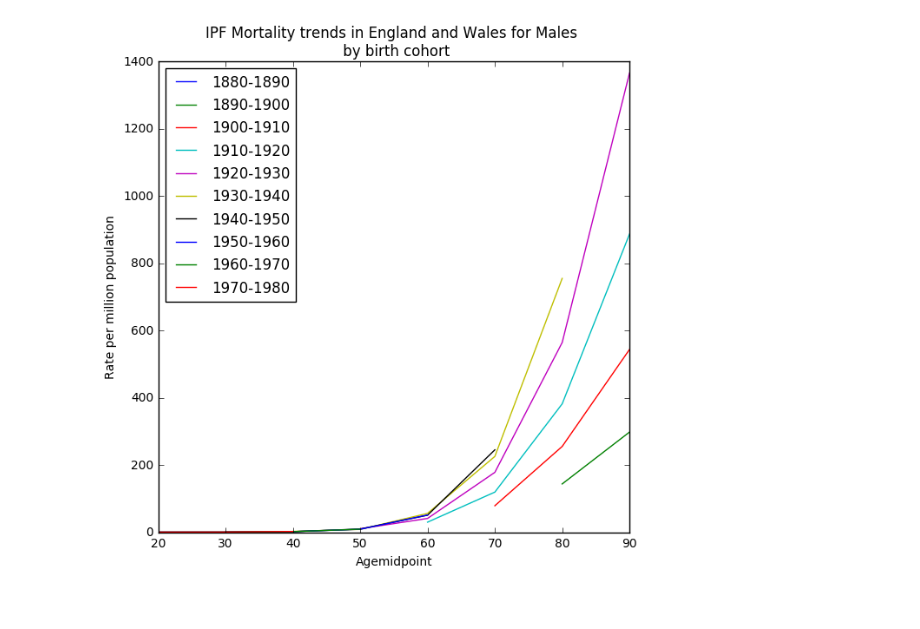
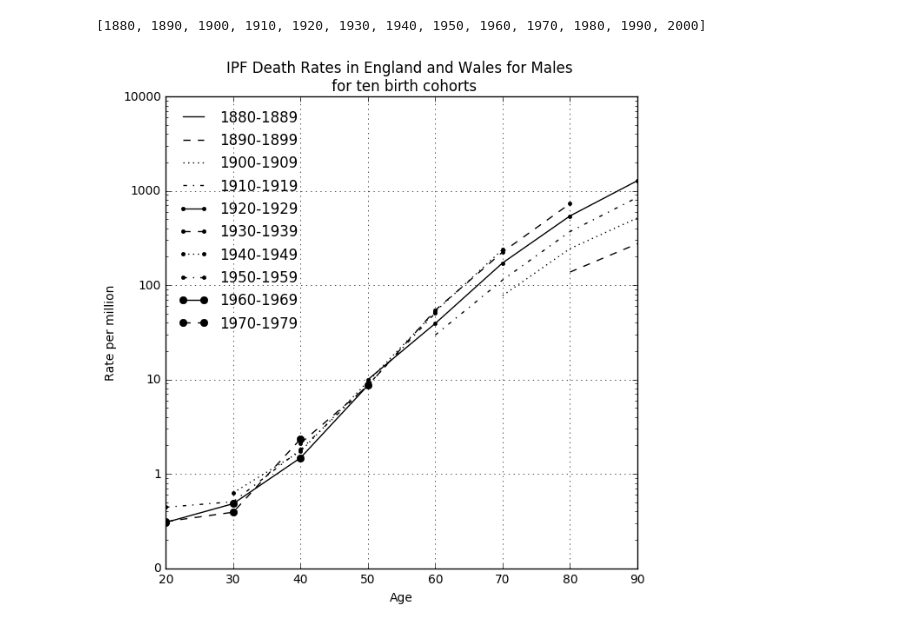
Before and after one commit to drcjar/pypf, a Jupyter notebook: notebooks/pypf_cohort_analysis.ipynb, the cells around one changed output. Drawn from its saved outputs; the diff is of its cells as text; code cells hidden in the pictures.

```diff
--- a/notebooks/pypf_cohort_analysis.ipynb
+++ b/notebooks/pypf_cohort_analysis.ipynb
@@ -25,13 +26,17 @@ df['birthcohort'] = pd.cut(df.dob, [1880, 1890, 1900, 1910, 1920, 1930,
 df['Rate per million population'] = df['Rate per 100,000 population'] * 10
+# %%
+[i for i in range(1880,2010,10)]
+# %% [output]
+[1880, 1890, 1900, 1910, 1920, 1930, 1940, 1950, 1960, 1970, 1980, 1990, 2000]
 # %%
 mask = {}
-mask['male-ipf-cohort'] = eval("(df['Sex'] == 'Male') & (df['Cause'] == 'IPF') & (df['birthcohort'] < '1980-1990')")
-mask['male-meso-cohort'] = eval("(df['Sex'] == 'Male') & (df['Cause'] == 'All Mesothelioma') & (df['birthcohort'] < '1980-1990')")
-mask['male-asb-cohort'] = eval("(df['Sex'] == 'Male') & (df['Cause'] == 'Asbestosis') & (df['birthcohort'] < '1980-1990')")
+mask['male-ipf-cohort'] = eval("(df['Sex'] == 'Male') & (df['Cause'] == 'IPF') & (df['birthcohort'] < '1980-1989')")
+mask['male-meso-cohort'] = eval("(df['Sex'] == 'Male') & (df['Cause'] == 'All Mesothelioma') & (df['birthcohort'] < '1980-1989')")
+mask['male-asb-cohort'] = eval("(df['Sex'] == 'Male') & (df['Cause'] == 'Asbestosis') & (df['birthcohort'] < '1980-1989')")
 
 
-mask['male-ipf-cohort-ne'] = eval("(df['Sex'] == 'Male') & (df['Cause'] == 'IPF') & (df['birthcohort'] < '1980-1990') & (df['Region'] == 'NORTH EAST')")
-mask['male-meso-cohort-ne'] = eval("(df['Sex'] == 'Male') & (df['Cause'] == 'All Mesothelioma') & (df['birthcohort'] < '1980-1990')& (df['Region'] == 'NORTH EAST')")
+mask['male-ipf-cohort-ne'] = eval("(df['Sex'] == 'Male') & (df['Cause'] == 'IPF') & (df['birthcohort'] < '1980-1989') & (df['Region'] == 'NORTH EAST')")
+mask['male-meso-cohort-ne'] = eval("(df['Sex'] == 'Male') & (df['Cause'] == 'All Mesothelioma') & (df['birthcohort'] < '1980-1989')& (df['Region'] == 'NORTH EAST')")
 
 
 def plot_cohort_year(df, mask, title):
@@ -44,8 +49,15 @@ def plot_cohort_year(df, mask, title):
         cohort_data[cohort] = grp['Rate per million population'].mean()
 
     ax = pd.DataFrame(cohort_data).plot(figsize=(7,7), title=title)
-    ax.set_ylabel("Rate per million population")
+    ax.set_ylabel("Rate per million")
+    ax.set_xlabel("Age")
+    ax.set_yscale("log", nonposy='clip')
+    ax.legend(loc='upper left', frameon=False)
+    # plt.ylim(ymin = 0.0)
+    ax.yaxis.set_major_formatter(ScalarFormatter()) # scale as a full number not a power
+    plt.grid(True)
     plt.show()
+
 
 def plot_cohort_age(df, mask, title):
     cohort_data = {}
@@ -57,5 +69,21 @@ def plot_cohort_age(df, mask, title):
         cohort_data[cohort] = grp['Rate per million population'].mean()
 
     ax = pd.DataFrame(cohort_data).plot(figsize=(7,7), title=title)
-    ax.set_ylabel("Rate per million population")
+    ax.set_ylabel("Rate per million")
+    ax.set_xlabel("Age")
+    ax.set_yscale("log", nonposy='clip')
+    ax.legend(loc='upper left', frameon=False)
+    # plt.ylim(ymin = 0.0)
+    ax.yaxis.set_major_formatter(ScalarFormatter()) # scale as a full number not a power
+    plt.grid(True)
     plt.show()
+# %%
+# black and white mode
+def black_and_white_mode():
+    from cycler import cycler
+    color_c = cycler('color', ['k'])
+    style_c = cycler('linestyle', ['-', '--', ':', '-.'])
+    markr_c = cycler('marker', ['', '.', 'o'])
+    c_cms = color_c * markr_c * style_c
+    c_csm = color_c * style_c * markr_c
+    plt.rc('axes', prop_cycle=c_cms)
@@ -63,9 +122,10 @@ def plot_cohort_age(df, mask, title):
 # plot_cohort_year(df, mask['male-ipf-cohort'], 'IPF Mortality trends in England and Wales for Males \n by birth cohort')
 # plot_cohort_year(df, mask['male-meso-cohort'], 'Mesothelioma Mortality trends in England and Wales for Males \n by birth cohort')
 # %%
-plot_cohort_age(df, mask['male-ipf-cohort'], 'IPF Mortality trends in England and Wales for Males \n by birth cohort')
+black_and_white_mode() # winter bts doesn't support colour
+plot_cohort_age(df, mask['male-ipf-cohort'], 'IPF Death Rates in England and Wales for Males \n for ten birth cohorts')
 # %% [output]
-[figure, old version]
+[figure, new version]
 # %%
 plot_cohort_age(df, mask['male-meso-cohort'], 'Mesothelioma Mortality trends in England and Wales for Males \n by birth cohort')
 # %% [output]
```
Also changed, not shown: parts of 7 cells of this notebook.
